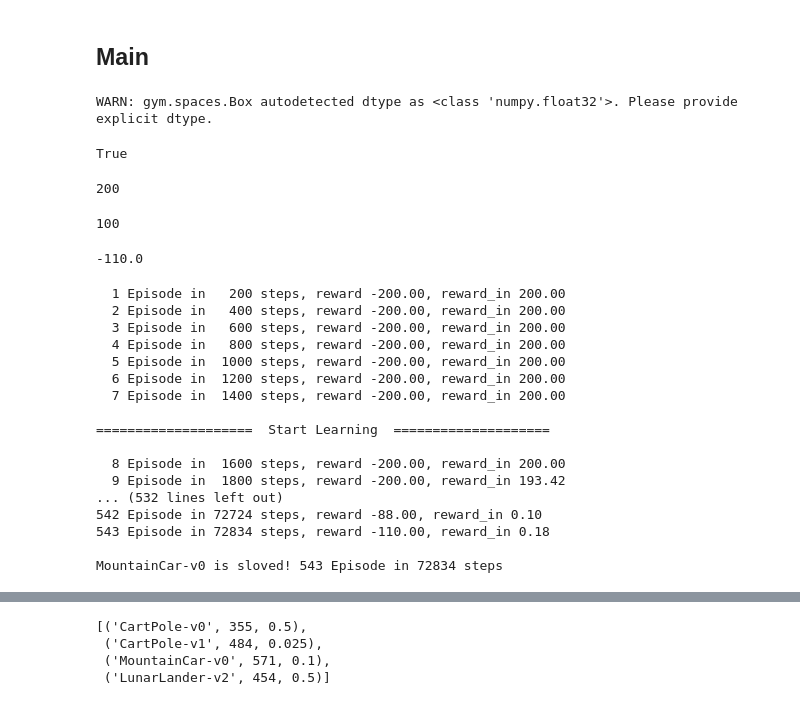
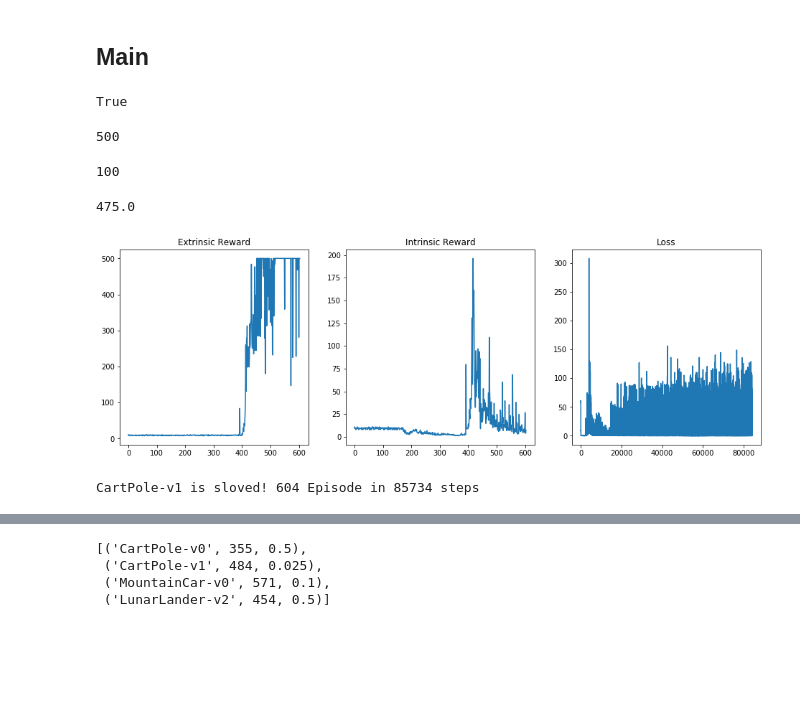
Before and after one commit to kekmodel/rl_pytorch, a Jupyter notebook: notebook/rand_net_distill/dueling_double_dqn_with_rnd.ipynb, the cells around one changed output, grey strips where cells are left out. Saved outputs shown, nothing was run; the diff lists cells and outputs as text; code cells hidden in the pictures; blank space fills up the shorter version.

```diff
--- a/notebook/rand_net_distill/dueling_double_dqn_with_rnd.ipynb
+++ b/notebook/rand_net_distill/dueling_double_dqn_with_rnd.ipynb
@@ -13,13 +14,13 @@ from torch.utils.data import DataLoader
 # %%
 SEED = 1
 BATCH_SIZE = 256
-LR_DQN = 0.0003
-LR_RND = 0.0003
-UP_COEF = 0.1
+LR = 0.0003
+UP_COEF = 0.25
 EX_COEF = 2.0
 IN_COEF = 1.0
+UP_PROP = 0.25
 GAMMA = 0.99
-EPS = 1e-8
+EPS = np.finfo(np.float).eps
 
 # set device
 use_cuda = torch.cuda.is_available()
@@ -228,8 +238,8 @@ def calculate_reward_in(pred_net, rand_net, obs):
 # %%
 # make an environment
 # env = gym.make('CartPole-v0')
-# env = gym.make('CartPole-v1')
-env = gym.make('MountainCar-v0')
+env = gym.make('CartPole-v1')
+# env = gym.make('MountainCar-v0')
 # env = gym.make('LunarLander-v2')
 
 env.seed(SEED)
@@ -238,7 +248,7 @@ action_space = env.action_space.n
 
 # hyperparameter
 n_episodes = 1000
-learn_start = 1600
+learn_start = 1500
 memory_size = 50000
 update_frq = 1
 use_eps_decay = False
@@ -252,6 +262,7 @@ init_steps = 0
 total_steps = 0
 learn_steps = 0
 rewards = []
+rewards_in = []
 reward_eval = deque(maxlen=n_eval)
 is_learned = False
 is_solved = False
@@ -263,15 +274,13 @@ target_net = deepcopy(net)
 pred_net = PredictNet(obs_space).to(device)
 rand_net = RandomNet(obs_space).to(device)
 
-# make optimizer
-net_optim = torch.optim.Adam(net.parameters(), lr=LR_DQN, eps=EPS)
-pred_optim = torch.optim.Adam(pred_net.parameters(), lr=LR_RND, eps=EPS)
+# make a optimizer
+total_params = list(net.parameters()) + list(pred_net.parameters())
+optimizer = torch.optim.Adam(total_params, lr=LR)
 
 # make memory
 rep_memory = deque(maxlen=memory_size)
 obs_memory = deque(maxlen=learn_start)
-# %% [output]
-WARN: gym.spaces.Box autodetected dtype as <class 'numpy.float32'>. Please provide explicit dtype.
 # %%
 use_cuda
 # %% [output]
@@ -279,7 +288,7 @@ True
 # %%
 env.spec.max_episode_steps
 # %% [output]
-200
+500
 # %%
 env.spec.trials
 # %% [output]
@@ -287,7 +296,7 @@ env.spec.trials
 # %%
 env.spec.reward_threshold
 # %% [output]
--110.0
+475.0
 # %%
 # rollout
 while True:
@@ -338,50 +347,37 @@ for i in range(1, n_episodes + 1):
             epsilon = max(eps_min, epsilon)
 
         if total_steps % learn_start == 0:
             mean, std = get_norm_params(obs_memory)
 
         if len(rep_memory) >= learn_start:
             if len(rep_memory) == learn_start:
                 print('\n====================  Start Learning  ====================\n')
                 is_learned = True
             learn(net, target_net, pred_net, rand_net,
-                  net_optim, pred_optim, rep_memory)
+                  optimizer, rep_memory)
             learn_steps += 1
 
         if learn_steps == update_frq:
             # target smoothing update
             for t, n in zip(target_net.parameters(), net.parameters()):
                 t.data = UP_COEF * n.data + (1 - UP_COEF) * t.data
             learn_steps = 0
     if done:
         rewards.append(ep_reward)
+        rewards_in.append(ep_reward_in)
         reward_eval.append(ep_reward)
-        print('{:3} Episode in {:5} steps, reward {:.2f}, reward_in {:.2f}'.format(
-            i, total_steps, ep_reward, ep_reward_in))
+        plot()
+#         print('{:3} Episode in {:5} steps, reward {:.2f}, reward_in {:.2f}'.format(
+#             i, total_steps, ep_reward, ep_reward_in))
 
         if len(reward_eval) >= n_eval:
             if np.mean(reward_eval) >= env.spec.reward_threshold:
                 print('\n{} is sloved! {:3} Episode in {:3} steps'.format(
                     env.spec.id, i, total_steps))
                 torch.save(target_net.state_dict(),
                            f'../test/saved_models/{env.spec.id}_ep{i}_clear_model_dddqn_r.pt')
                 break
 env.close()
 # %% [output]
+[figure, added]
-  1 Episode in   200 steps, reward -200.00, reward_in 200.00
-  2 Episode in   400 steps, reward -200.00, reward_in 200.00
-  3 Episode in   600 steps, reward -200.00, reward_in 200.00
-  4 Episode in   800 steps, reward -200.00, reward_in 200.00
-  5 Episode in  1000 steps, reward -200.00, reward_in 200.00
-  6 Episode in  1200 steps, reward -200.00, reward_in 200.00
-  7 Episode in  1400 steps, reward -200.00, reward_in 200.00
-
-====================  Start Learning  ====================
-
-  8 Episode in  1600 steps, reward -200.00, reward_in 200.00
-  9 Episode in  1800 steps, reward -200.00, reward_in 193.42
-... (532 lines left out)
-542 Episode in 72724 steps, reward -88.00, reward_in 0.10
-543 Episode in 72834 steps, reward -110.00, reward_in 0.18
-
-MountainCar-v0 is sloved! 543 Episode in 72834 steps
+CartPole-v1 is sloved! 604 Episode in 85734 steps
```
Also changed, not shown: parts of 4 cells of this notebook, 8 other files.
